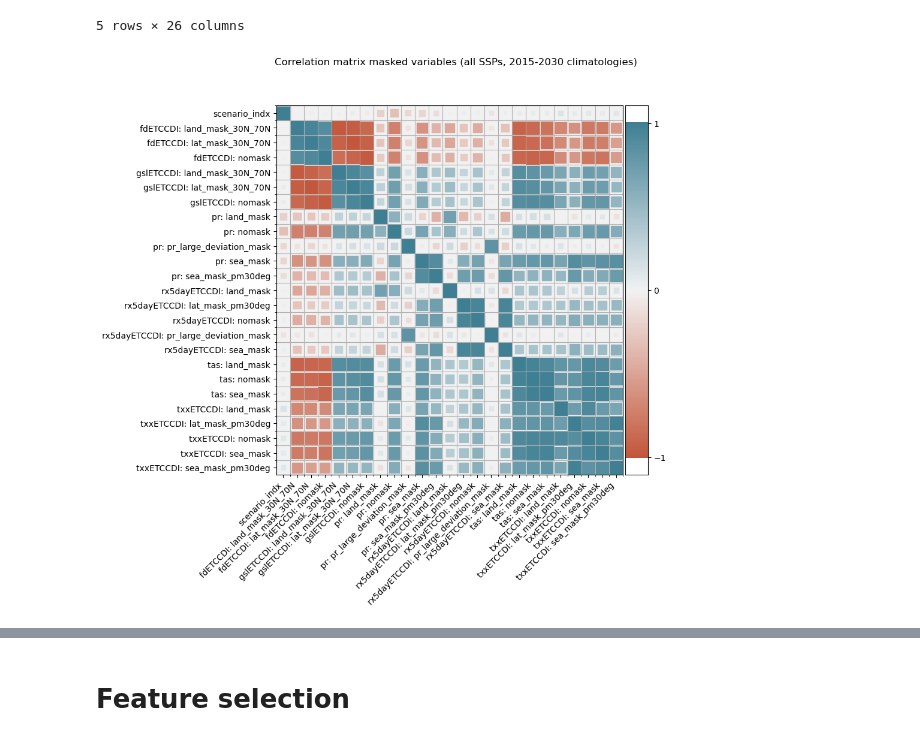
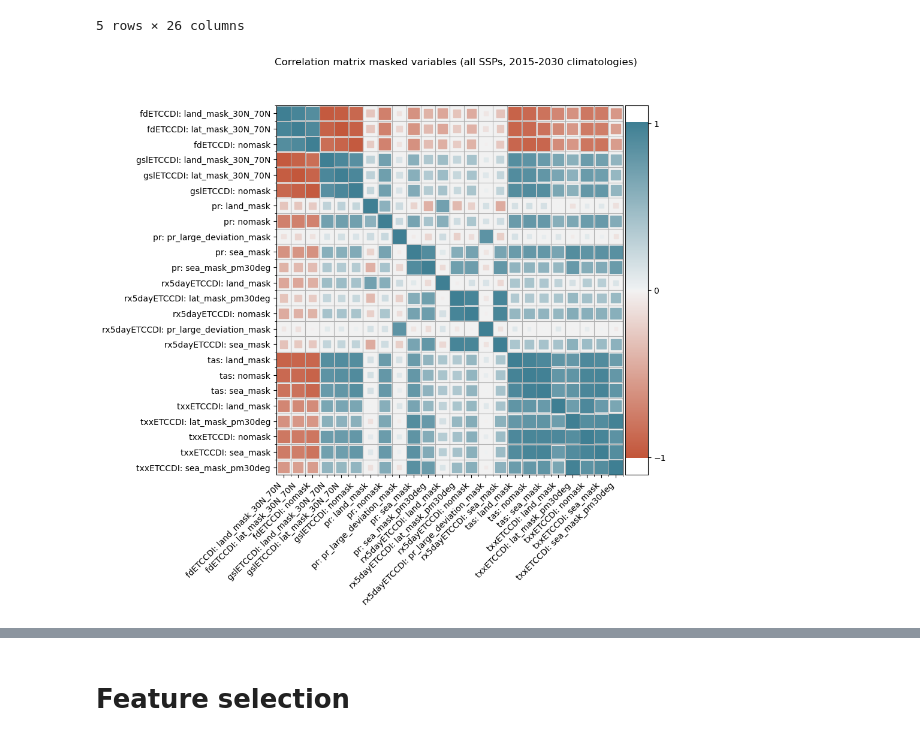
Before and after one commit to Johannesfjeldsaa/Masterthesis_S23, a Jupyter notebook: 06b - ANOVA to detect non-baseline mask and variable configurations with early signals of ACC.ipynb, the cells around one changed output, grey strips where cells are left out. Cells and saved outputs as stored; diff of their text form; code cells hidden in the pictures.

```diff
--- a/06b - ANOVA to detect non-baseline mask and variable configurations with early signals of ACC.ipynb
+++ b/06b - ANOVA to detect non-baseline mask and variable configurations with early signals of ACC.ipynb
@@ -150,10 +151,10 @@ all_SSPs_df.head()
 | 5 | ssp126 | 1 | 145.66035 | 93.818785 | 55.532562 | ... |
 5 rows × 26 columns
 # %%
-correlation_matrix = all_SSPs_df[[col for col in all_SSPs_df.columns if col not in ['scenario']]].corr()
+correlation_matrix = all_SSPs_df[[col for col in all_SSPs_df.columns if col not in ['scenario', 'scenario_indx']]].corr()
 fig = plt.figure(figsize=(8, 8))
 fig.suptitle(f'Correlation matrix masked variables (all SSPs, 2015-2030 climatologies)')
 corrplot(correlation_matrix, size_scale=265)
 plt.show()
 # %% [output]
-[figure, old version]
+[figure, new version]
```
Also changed, not shown: parts of 32 cells of this notebook, 2 other files.
